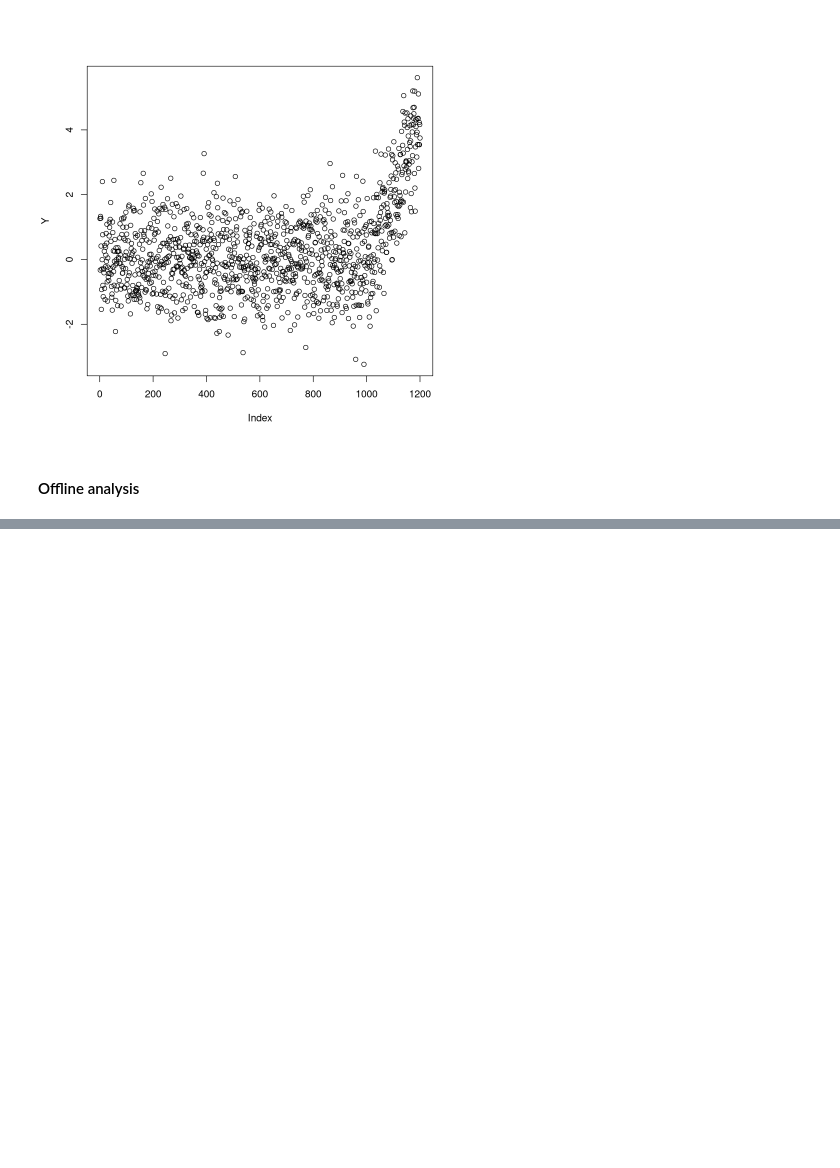
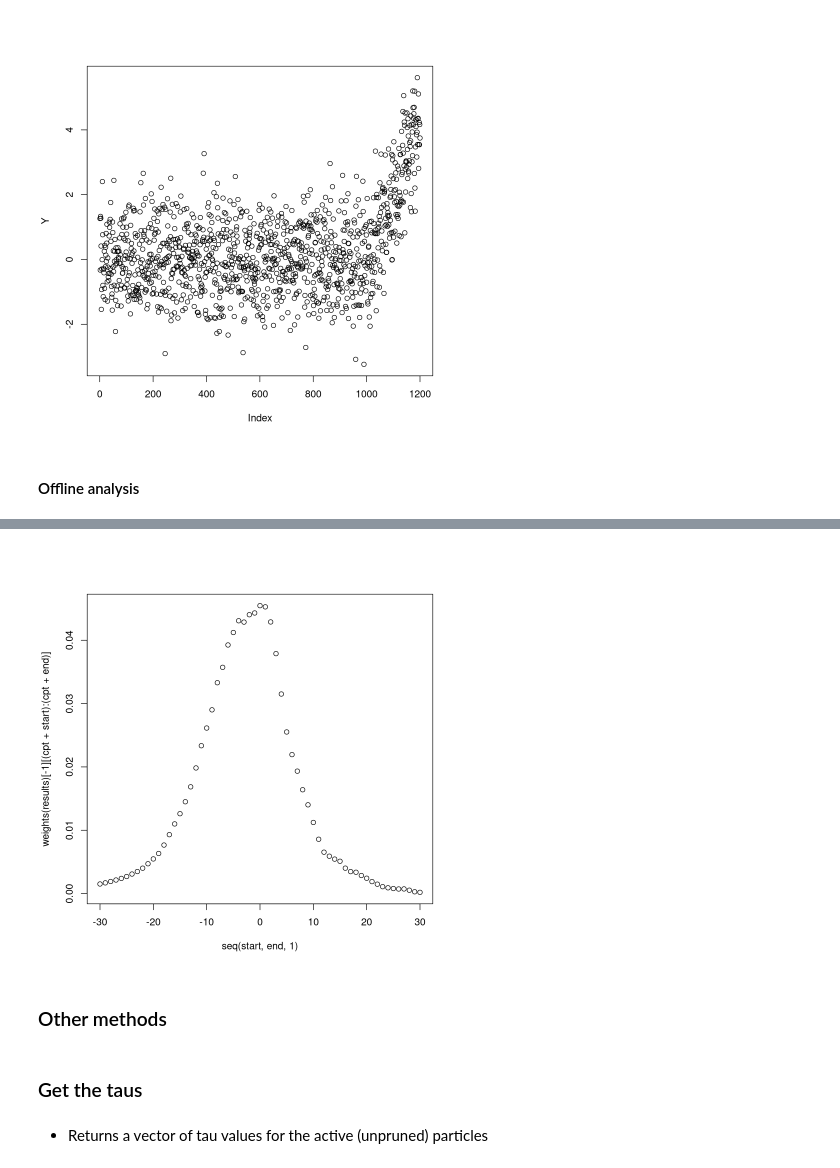
Before and after one commit to grosed/bagel, a Jupyter notebook: notebooks/README.ipynb, the cells around one changed output, grey strips where cells are left out. Saved outputs shown, nothing was run; the diff lists cells and outputs as text; code cells hidden in the pictures; blank space fills up the shorter version.

```diff
--- a/notebooks/README.ipynb
+++ b/notebooks/README.ipynb
@@ -322,4 +309,0 @@ time(results)
-# %%
-weights <- weights(results)
-taus <- taus(results)
-plot(taus,weights)
@@ -337,0 +326,13 @@ ratios <- ratios(results)
+# %%
+cpt = changepoint(results)$location
+start <- -30
+end <- 30
+plot(seq(start,end,1),weights(results)[-1][(cpt+start):(cpt+end)])
+# %% [output]
+[figure, added]
+# %% [markdown]
+### Other methods
+# %% [markdown]
+### Get the taus
+# %% [markdown]
+- Returns a vector of tau values for the active (unpruned) particles
```
Also changed, not shown: parts of 63 cells of this notebook, 15 other files.
